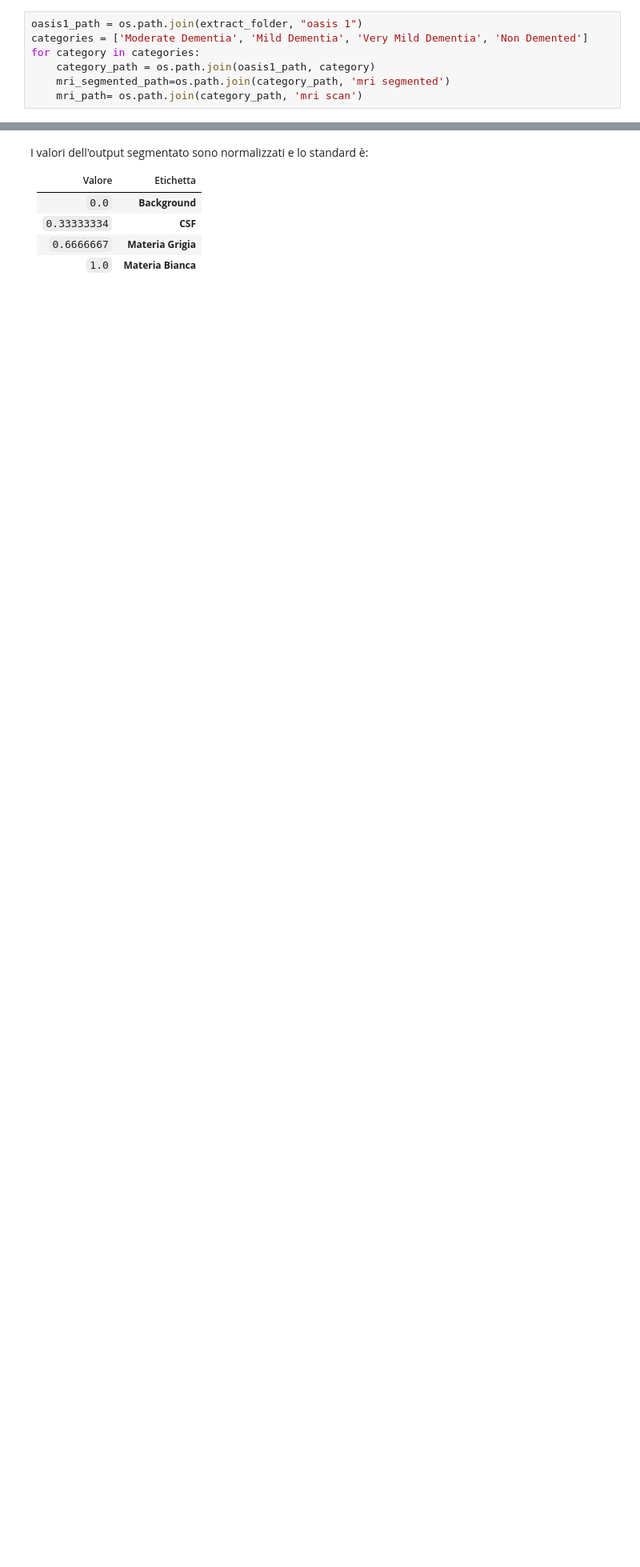
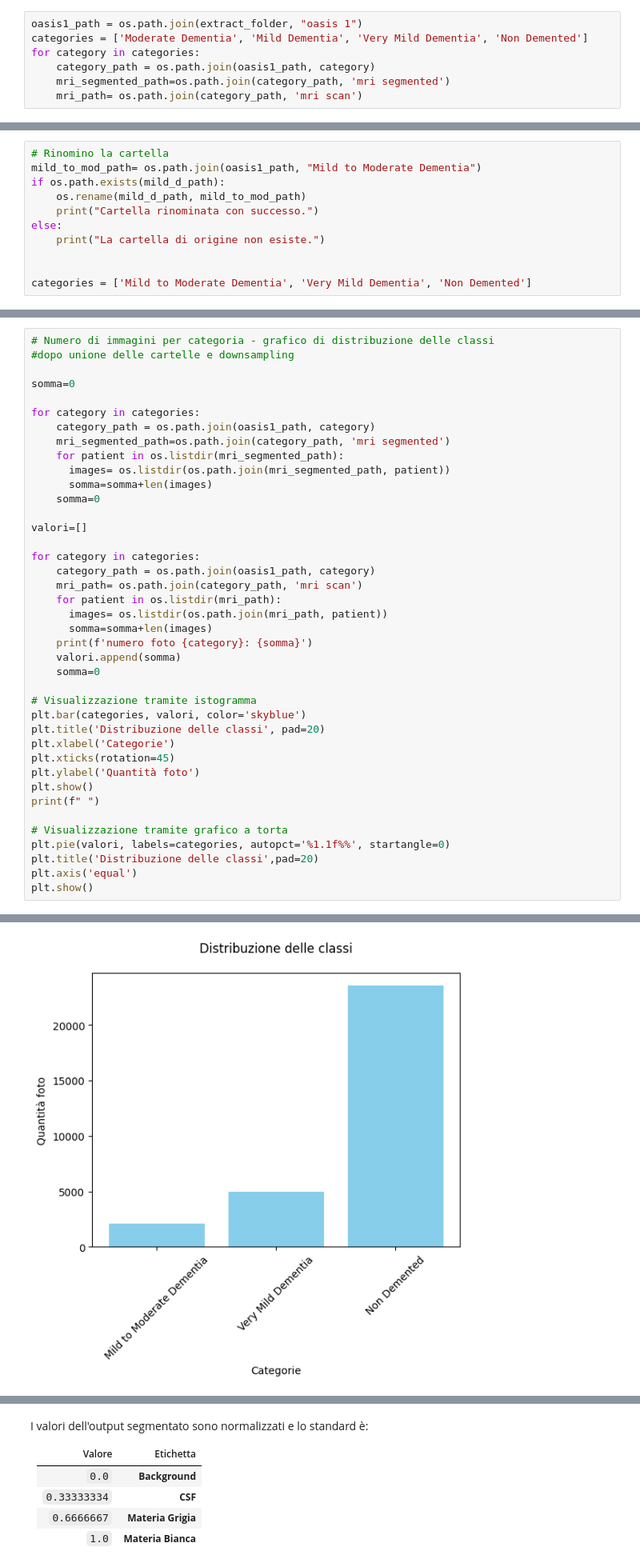
Before and after one commit to giuliasciortino/Alzheimer-Detection-Project, a Jupyter notebook: Alzheimer_detection_project.ipynb, the cells around one changed output, grey strips where cells are left out. Shown at 80% size. Drawn from its saved outputs; the diff is of its cells as text; blank space fills up the shorter version.

```diff
--- a/Alzheimer_detection_project.ipynb
+++ b/Alzheimer_detection_project.ipynb
@@ -128,0 +175,11 @@ plt.show()
+# %%
+# Rinomino la cartella
+mild_to_mod_path= os.path.join(oasis1_path, "Mild to Moderate Dementia")
+if os.path.exists(mild_d_path):
+    os.rename(mild_d_path, mild_to_mod_path)
+    print("Cartella rinominata con successo.")
+else:
+    print("La cartella di origine non esiste.")
+
+
+categories = ['Mild to Moderate Dementia', 'Very Mild Dementia', 'Non Demented']
@@ -128,0 +194,41 @@ plt.show()
+# %%
+# Numero di immagini per categoria - grafico di distribuzione delle classi
+#dopo unione delle cartelle e downsampling
+
+somma=0
+
+for category in categories:
+    category_path = os.path.join(oasis1_path, category)
+    mri_segmented_path=os.path.join(category_path, 'mri segmented')
+    for patient in os.listdir(mri_segmented_path):
+      images= os.listdir(os.path.join(mri_segmented_path, patient))
+      somma=somma+len(images)
+    somma=0
+
+valori=[]
+
+for category in categories:
+    category_path = os.path.join(oasis1_path, category)
+    mri_path= os.path.join(category_path, 'mri scan')
+    for patient in os.listdir(mri_path):
+      images= os.listdir(os.path.join(mri_path, patient))
+      somma=somma+len(images)
+    print(f'numero foto {category}: {somma}')
+    valori.append(somma)
+    somma=0
+
+# Visualizzazione tramite istogramma
+plt.bar(categories, valori, color='skyblue')
+plt.title('Distribuzione delle classi', pad=20)
+plt.xlabel('Categorie')
+plt.xticks(rotation=45)
+plt.ylabel('Quantità foto')
+plt.show()
+print(f" ")
+
+# Visualizzazione tramite grafico a torta
+plt.pie(valori, labels=categories, autopct='%1.1f%%', startangle=0)
+plt.title('Distribuzione delle classi',pad=20)
+plt.axis('equal')
+plt.show()
+# %% [output]
@@ -128,0 +238 @@ plt.show()
+[figure, added]
```
Also changed, not shown: parts of 14 cells of this notebook.
